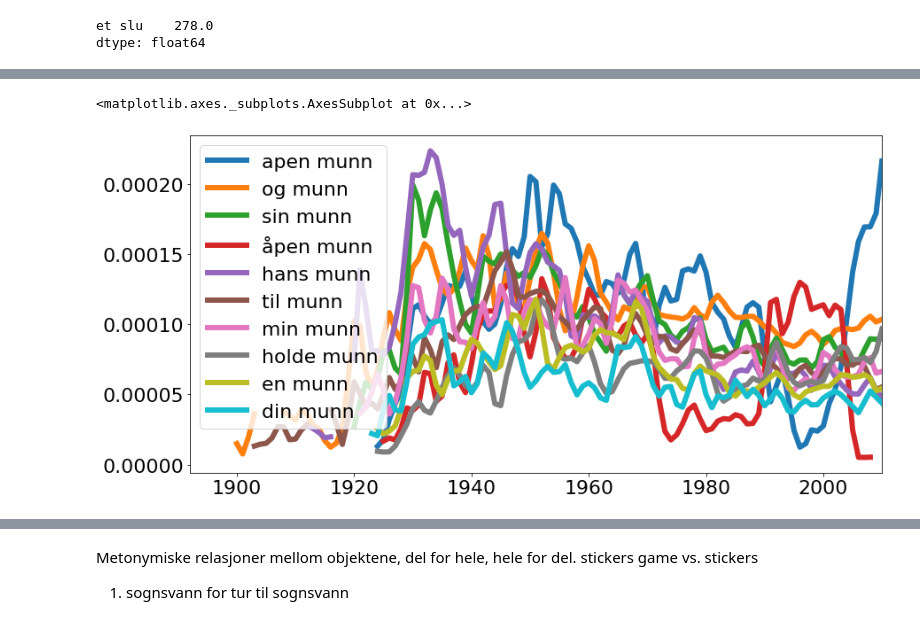
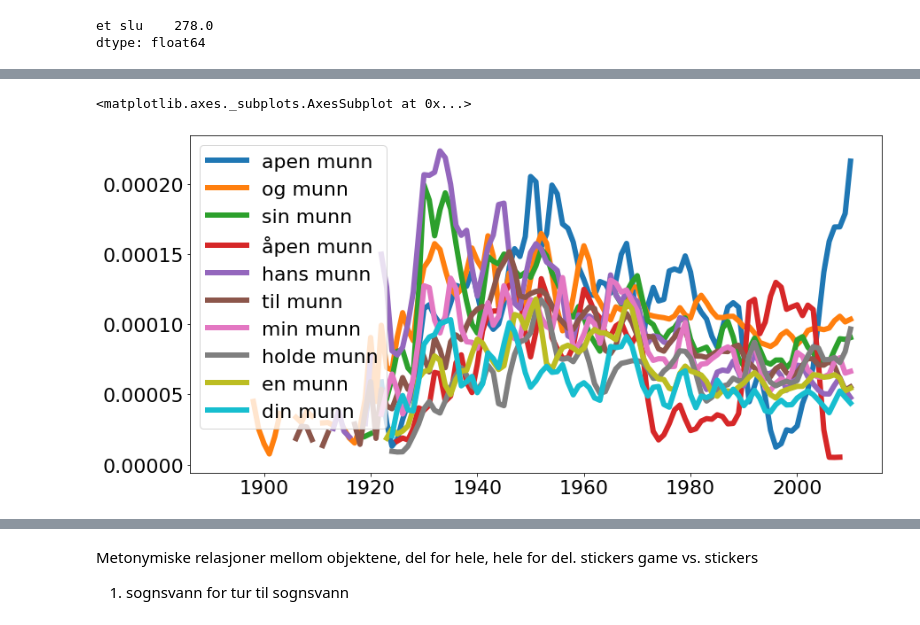
Before and after one commit to Yoonsen/Miscellaneous-Notebooks, a Jupyter notebook: MONS-2019.ipynb, the cells around one changed output, grey strips where cells are left out. Saved outputs shown, nothing was run; the diff lists cells and outputs as text; code cells hidden in the pictures.

```diff
--- a/MONS-2019.ipynb
+++ b/MONS-2019.ipynb
@@ -39,8 +39,8 @@ nb.concordance(word='slu', size=50, corpus='bok')
 # %%
-nb.nb_ngram("* munn").plot()
+nb.nb_ngram("* munn").sort_index().plot()
 # %% [output]
 <matplotlib.axes._subplots.AxesSubplot at 0x...>
-[figure, old version]
+[figure, new version]
 # %%
 nb.nb_ngram("hodet hans, hans hode", years=(1910, 2010)).plot()
 # %% [output]
```
Also changed, not shown: parts of 20 cells of this notebook, 2 other files.
